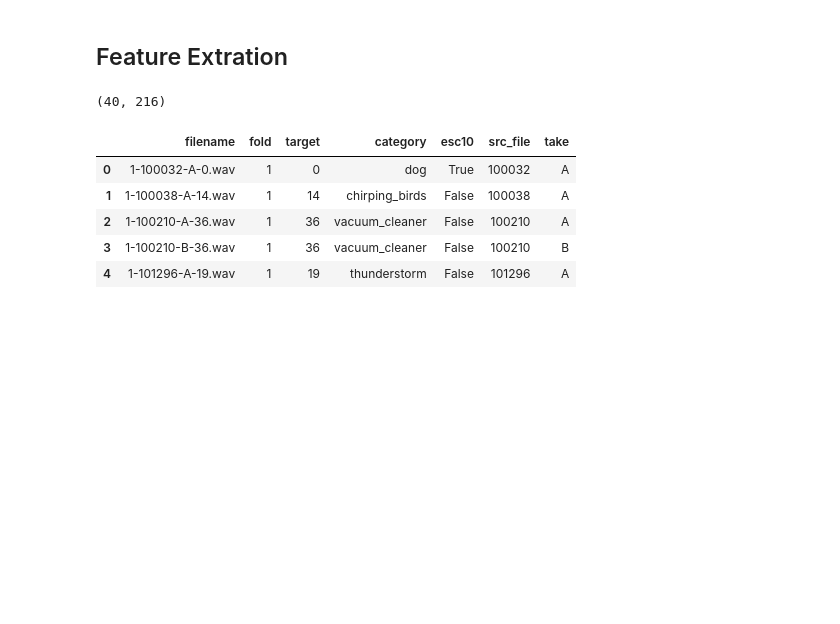
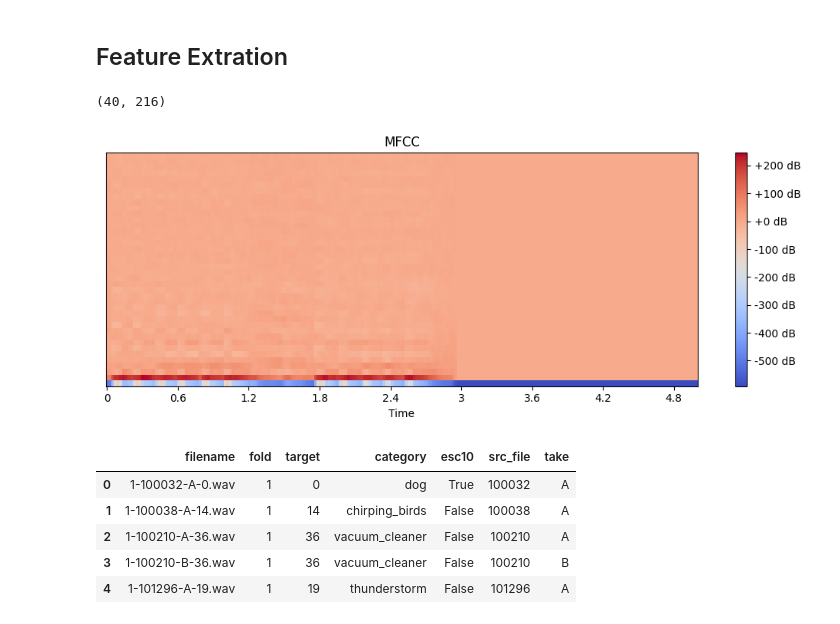
Before and after one commit to SouvickC/Audio-Signal-Processing-using-ML, a Jupyter notebook: 1_Audio_classification.ipynb, the cells around one changed output. Cells and saved outputs as stored; diff of their text form; code cells hidden in the pictures; blank space fills up the shorter version.

```diff
--- a/1_Audio_classification.ipynb
+++ b/1_Audio_classification.ipynb
@@ -43,5 +85,14 @@ mfcc = librosa.feature.mfcc(y=data, sr=sample_rate, n_mfcc=40)
 print(mfcc.shape)
 # %% [output]
 (40, 216)
+# %%
+plt.figure(figsize=(10, 4))
+librosa.display.specshow(mfcc, x_axis='time')
+plt.colorbar(format='%+2.0f dB')
+plt.title('MFCC')
+plt.tight_layout()
+plt.show()
+# %% [output]
+[figure, added]
 # %%
 
```
Also changed, not shown: parts of 10 cells of this notebook.
